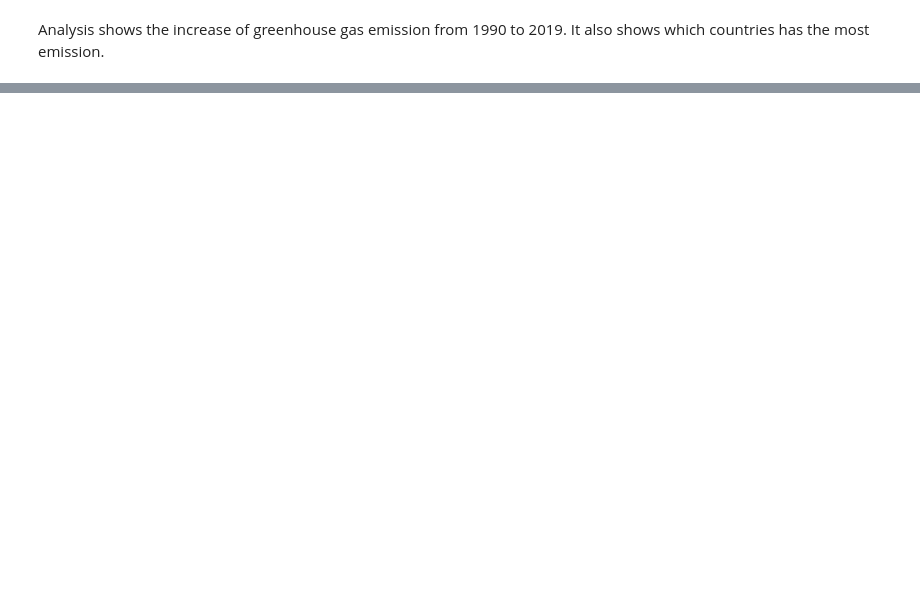
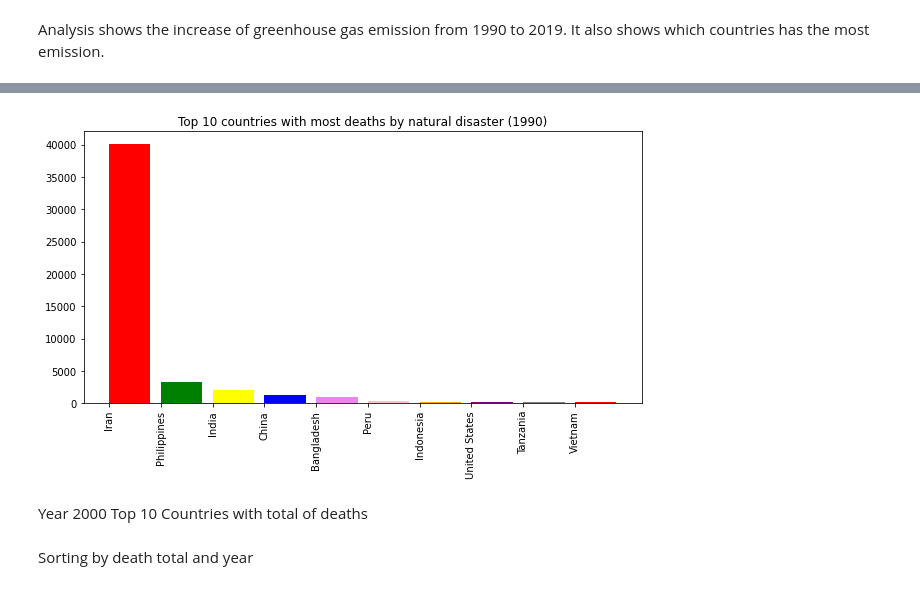
Before and after one commit to KJLumalang/ITBA-3206_Planeteers, a Jupyter notebook: ITBA_3206_Planeteers.ipynb, the cells around one changed output, grey strips where cells are left out. Drawn from its saved outputs; the diff is of its cells as text; code cells hidden in the pictures; blank space fills up the shorter version.

```diff
--- a/ITBA_3206_Planeteers.ipynb
+++ b/ITBA_3206_Planeteers.ipynb
@@ -49,2 +68,5 @@ display(df)
 # %% [markdown]
 Removing unecessary column
+# %%
+df2 = df2.drop(columns = 'Code')
+df2
@@ -69,2 +107,25 @@ df
+# %%
+df2.drop(df2.index[df2['Entity'] == 'African Region (WHO)'], inplace=True)
+df2.drop(df2.index[df2['Entity'] == 'East Asia & Pacific (WB)'], inplace=True)
+df2.drop(df2.index[df2['Entity'] == 'Eastern Mediterranean Region (WHO)'], inplace=True)
+df2.drop(df2.index[df2['Entity'] == 'Eastern Mediterranean Region (WHO)'], inplace=True)
+df2.drop(df2.index[df2['Entity'] == 'Europe & Central Asia (WB)'], inplace=True)
+df2.drop(df2.index[df2['Entity'] == 'European Region (WHO)'], inplace=True)
+df2.drop(df2.index[df2['Entity'] == 'G20'], inplace=True)
+df2.drop(df2.index[df2['Entity'] == 'Latin America & Caribbean (WB)'], inplace=True)
+df2.drop(df2.index[df2['Entity'] == 'Middle East & North Africa (WB)'], inplace=True)
+df2.drop(df2.index[df2['Entity'] == 'North America (WB)'], inplace=True)
+df2.drop(df2.index[df2['Entity'] == 'OECD Countries'], inplace=True)
+df2.drop(df2.index[df2['Entity'] == 'Region of the Americas (WHO)'], inplace=True)
+df2.drop(df2.index[df2['Entity'] == 'South Asia (WB)'], inplace=True)
+df2.drop(df2.index[df2['Entity'] == 'Sub-Saharan Africa (WB)'], inplace=True)
+df2.drop(df2.index[df2['Entity'] == 'Western Pacific Region (WHO)'], inplace=True)
+df2.drop(df2.index[df2['Entity'] == 'World Bank High Income'], inplace=True)
+df2.drop(df2.index[df2['Entity'] == 'World Bank Low Income'], inplace=True)
+df2.drop(df2.index[df2['Entity'] == 'World Bank Higher Middle Income'], inplace=True)
+df2.drop(df2.index[df2['Entity'] == 'World Bank Lower Middle Income'], inplace=True)
+df2.drop(df2.index[df2['Entity'] == 'World Bank Upper Middle Income'], inplace=True)
+df2.drop(df2.index[df2['Entity'] == 'South-East Asia Region (WHO)'], inplace=True)
+df2.drop(df2.index[df2['Entity'] == 'World'], inplace=True)
 # %% [markdown]
 Finding cells with null values and replacing them with N/A
@@ -451,0 +542,4 @@ Analysis shows the increase of greenhouse gas emission from 1990 to 2019. It als
+# %%
+deaths_year1 = df2.loc[df2['Year'] == 1990]
+deaths_year2 = df2.loc[df2['Year'] == 2000]
+deaths_year3 = df2.loc[df2['Year'] == 2019]
@@ -451,0 +550,7 @@ Analysis shows the increase of greenhouse gas emission from 1990 to 2019. It als
+# %%
+deaths_year1.sort_values(by=['Deaths_Total'], inplace=True, ascending=False)
+deaths_year1.head(n=10)
+
+result = deaths_year1.head(10)
+
+display(result)
@@ -451,0 +573,14 @@ Analysis shows the increase of greenhouse gas emission from 1990 to 2019. It als
+# %%
+x = result['Entity']
+h = result['Deaths_Total']
+fig = plt.figure(figsize = (10, 5))
+plt.bar(x, h, align = 'edge', color=['red','green','yellow','blue','violet','pink','orange','purple', 'gray'])
+plt.title("Top 10 countries with most deaths by natural disaster (1990)")
+plt.xticks(rotation=90)
+plt.show()
+# %% [output]
+[figure, added]
+# %% [markdown]
+Year 2000 Top 10 Countries with total of deaths
+# %% [markdown]
+Sorting by death total and year
```
Also changed, not shown: parts of 18 cells of this notebook.
